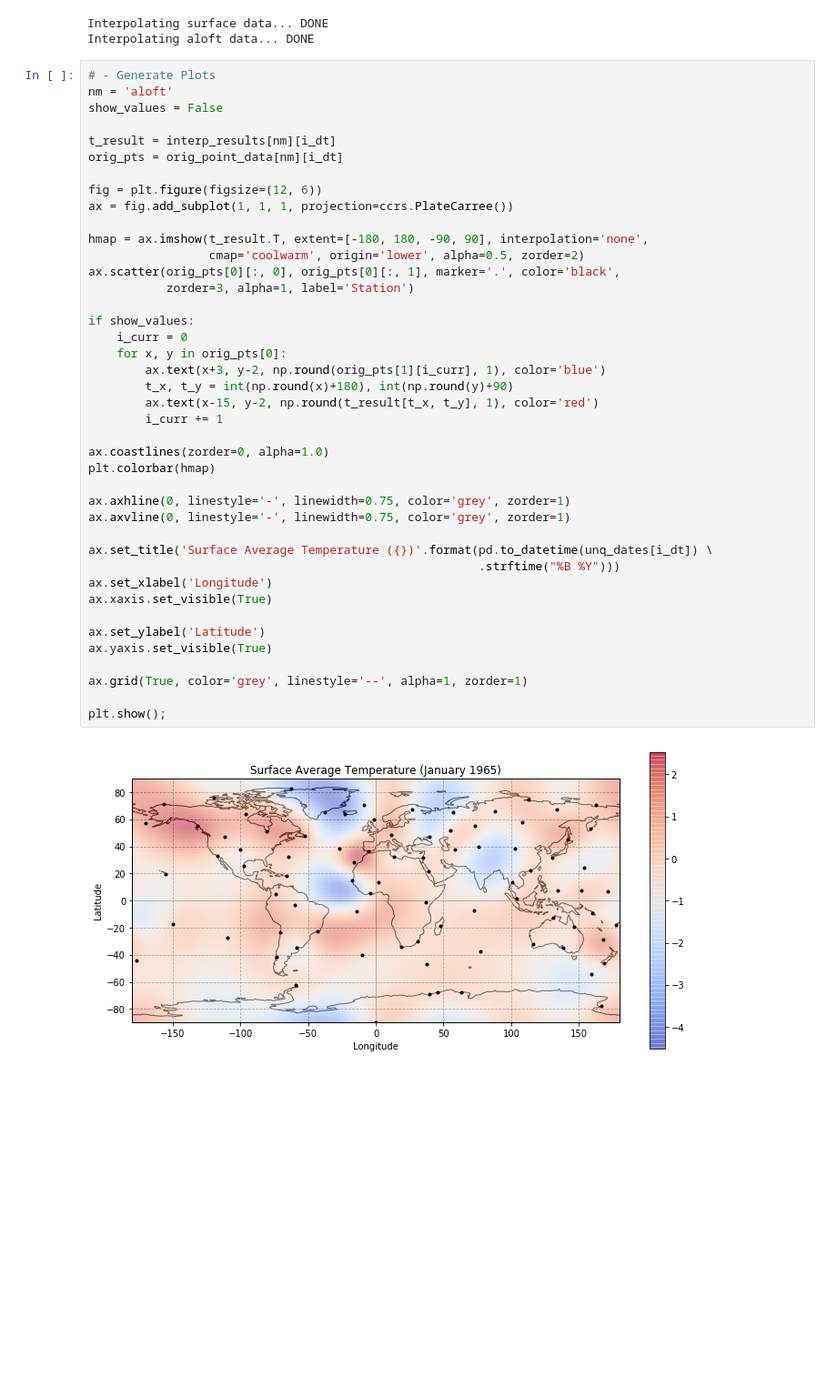
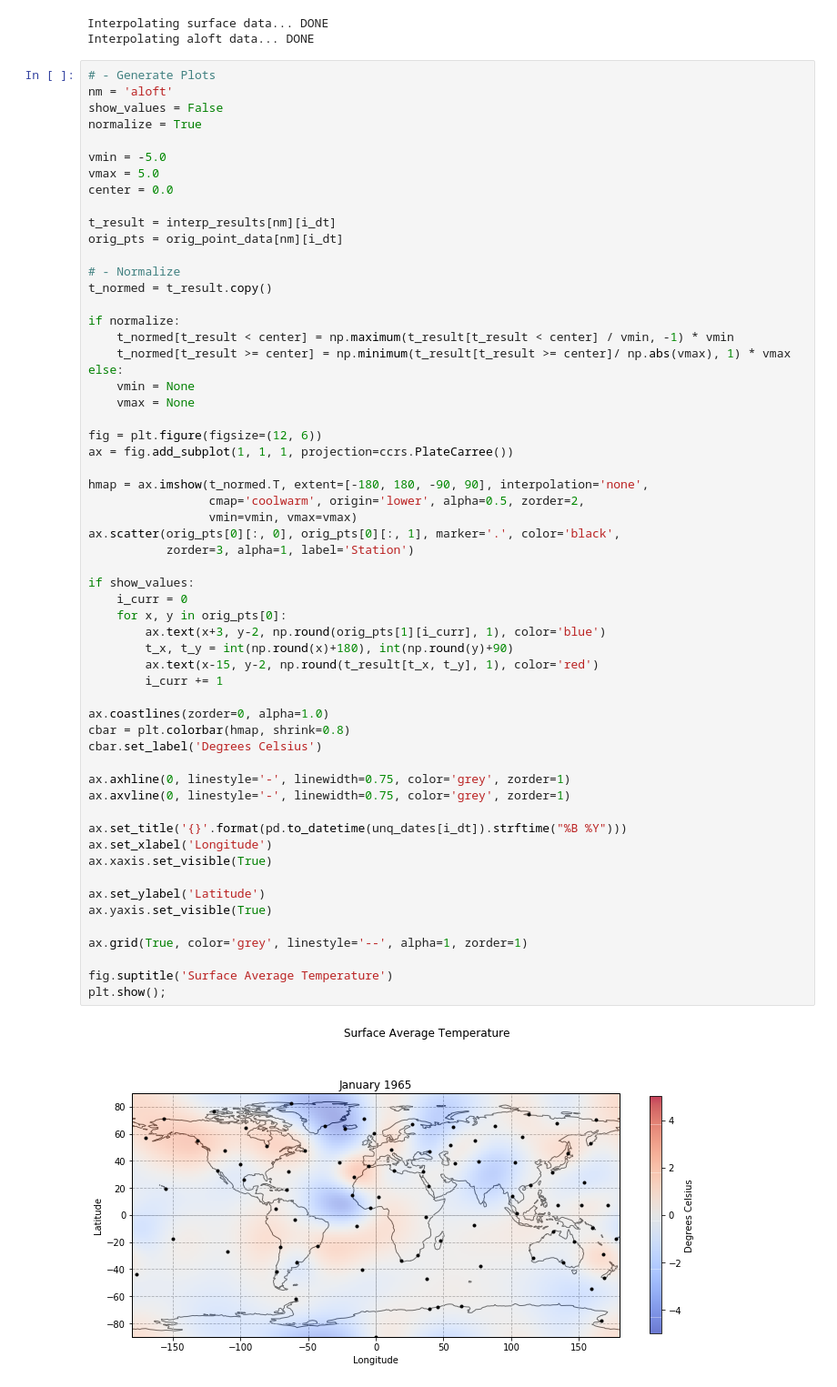
Before and after one commit to douglasdaly/hurricanes, a Jupyter notebook: notebooks/5_noaa_data_initial_explore.ipynb, the cells around one changed output. Shown at 91% size. Drawn from its saved outputs; the diff is of its cells as text; blank space fills up the shorter version.

Commit message:
Feature data explore script by region
Plus: updates for color bar and normalized heatmaps

```diff
--- a/notebooks/5_noaa_data_initial_explore.ipynb
+++ b/notebooks/5_noaa_data_initial_explore.ipynb
@@ -152,42 +152,59 @@ Interpolating aloft data... DONE
 # - Generate Plots
 nm = 'aloft'
 show_values = False
+normalize = True
+
+vmin = -5.0
+vmax = 5.0
+center = 0.0
 
 t_result = interp_results[nm][i_dt]
 orig_pts = orig_point_data[nm][i_dt]
 
+# - Normalize
+t_normed = t_result.copy()
+
+if normalize:
+    t_normed[t_result < center] = np.maximum(t_result[t_result < center] / vmin, -1) * vmin
+    t_normed[t_result >= center] = np.minimum(t_result[t_result >= center]/ np.abs(vmax), 1) * vmax
+else:
+    vmin = None
+    vmax = None
+
 fig = plt.figure(figsize=(12, 6))
 ax = fig.add_subplot(1, 1, 1, projection=ccrs.PlateCarree())
 
-hmap = ax.imshow(t_result.T, extent=[-180, 180, -90, 90], interpolation='none',
-                 cmap='coolwarm', origin='lower', alpha=0.5, zorder=2)
+hmap = ax.imshow(t_normed.T, extent=[-180, 180, -90, 90], interpolation='none',
+                 cmap='coolwarm', origin='lower', alpha=0.5, zorder=2,
+                 vmin=vmin, vmax=vmax)
 ax.scatter(orig_pts[0][:, 0], orig_pts[0][:, 1], marker='.', color='black',
            zorder=3, alpha=1, label='Station')
 
 if show_values:
     i_curr = 0
     for x, y in orig_pts[0]:
         ax.text(x+3, y-2, np.round(orig_pts[1][i_curr], 1), color='blue')
         t_x, t_y = int(np.round(x)+180), int(np.round(y)+90)
         ax.text(x-15, y-2, np.round(t_result[t_x, t_y], 1), color='red')
         i_curr += 1
 
 ax.coastlines(zorder=0, alpha=1.0)
-plt.colorbar(hmap)
+cbar = plt.colorbar(hmap, shrink=0.8)
+cbar.set_label('Degrees Celsius')
 
 ax.axhline(0, linestyle='-', linewidth=0.75, color='grey', zorder=1)
 ax.axvline(0, linestyle='-', linewidth=0.75, color='grey', zorder=1)
 
-ax.set_title('Surface Average Temperature ({})'.format(pd.to_datetime(unq_dates[i_dt]) \
-                                                       .strftime("%B %Y")))
+ax.set_title('{}'.format(pd.to_datetime(unq_dates[i_dt]).strftime("%B %Y")))
 ax.set_xlabel('Longitude')
 ax.xaxis.set_visible(True)
 
 ax.set_ylabel('Latitude')
 ax.yaxis.set_visible(True)
 
 ax.grid(True, color='grey', linestyle='--', alpha=1, zorder=1)
 
+fig.suptitle('Surface Average Temperature')
 plt.show();
 # %% [output]
-[figure, old version]
+[figure, new version]
```
Also changed, not shown: 3 other files.
